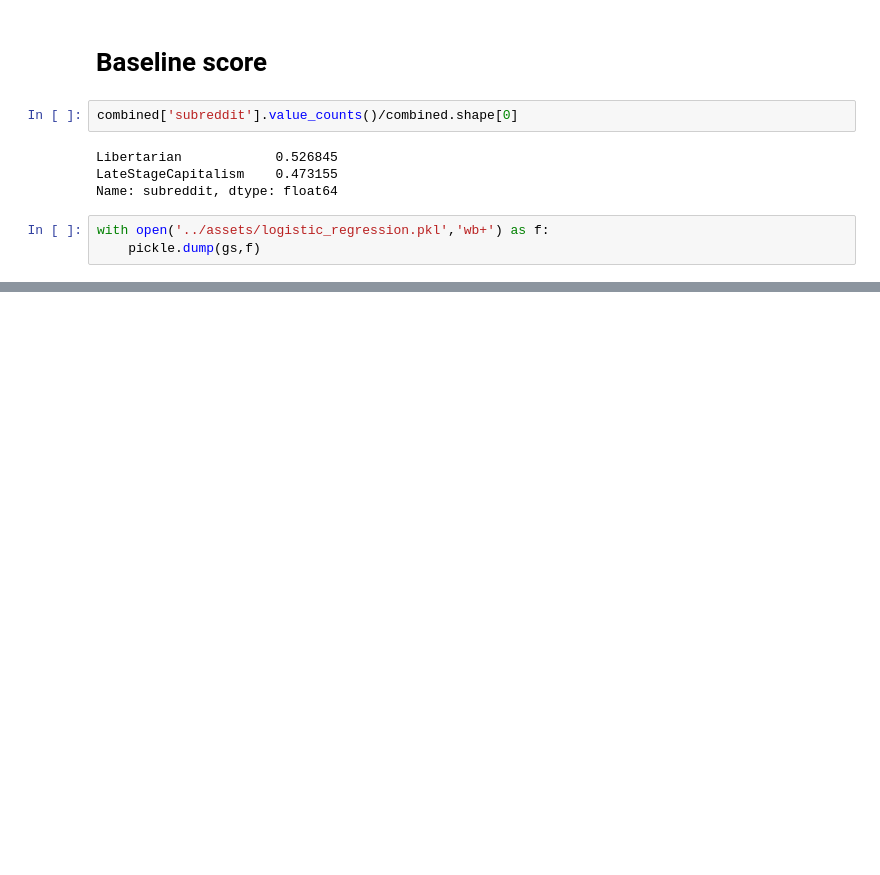
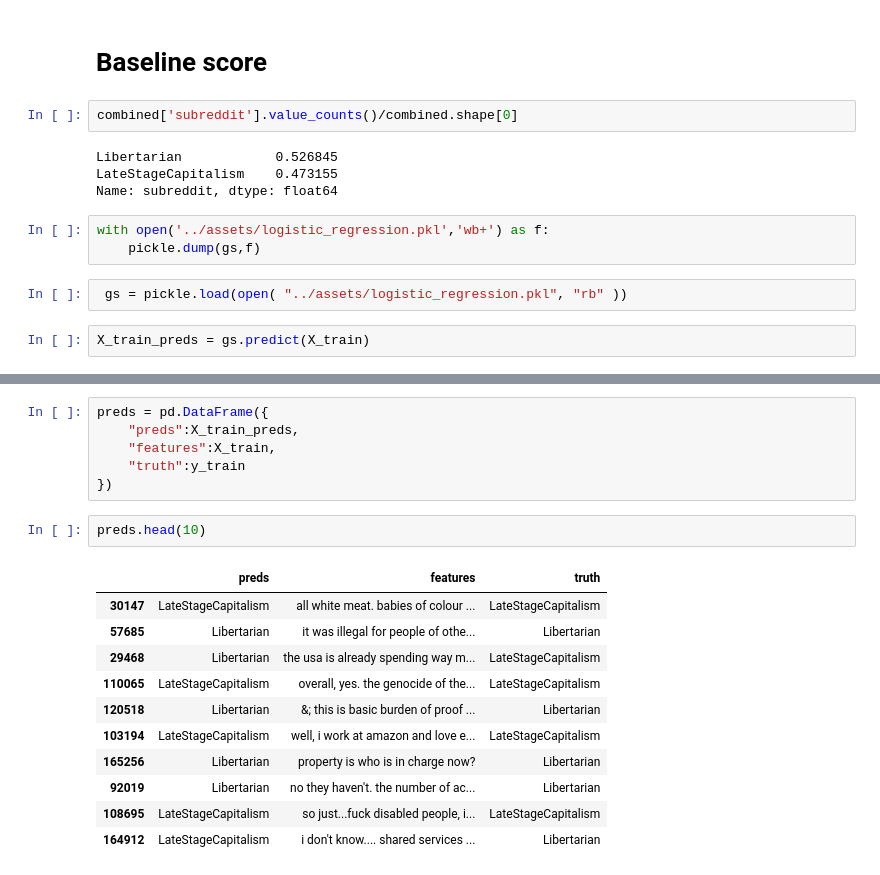
Before and after one commit to camarenad/subreddit_classification, a Jupyter notebook: daniel_camarena_la/models/logistic_regression_model.ipynb, the cells around one changed output, grey strips where cells are left out. Saved outputs shown, nothing was run; the diff lists cells and outputs as text; blank space fills up the shorter version.

```diff
--- a/daniel_camarena_la/models/logistic_regression_model.ipynb
+++ b/daniel_camarena_la/models/logistic_regression_model.ipynb
@@ -122,3 +123,7 @@ Name: subreddit, dtype: float64
 # %%
 with open('../assets/logistic_regression.pkl','wb+') as f:
     pickle.dump(gs,f)
+# %%
+ gs = pickle.load(open( "../assets/logistic_regression.pkl", "rb" ))
+# %%
+X_train_preds = gs.predict(X_train)
@@ -124,0 +133,20 @@ with open('../assets/logistic_regression.pkl','wb+') as f:
+# %%
+preds = pd.DataFrame({
+    "preds":X_train_preds,
+    "features":X_train,
+    "truth":y_train
+})
+# %%
+preds.head(10)
+# %% [output]
+|  | preds | features | truth |
+| 30147 | LateStageCapitalism | all white meat. babies of colour ... | LateStageCapitalism |
+| 57685 | Libertarian | it was illegal for people of othe... | Libertarian |
+| 29468 | Libertarian | the usa is already spending way m... | LateStageCapitalism |
+| 110065 | LateStageCapitalism | overall, yes. the genocide of the... | LateStageCapitalism |
+| 120518 | Libertarian | &; this is basic burden of proof ... | Libertarian |
+| 103194 | LateStageCapitalism | well, i work at amazon and love e... | LateStageCapitalism |
+| 165256 | Libertarian | property is who is in charge now? | Libertarian |
+| 92019 | Libertarian | no they haven't. the number of ac... | Libertarian |
+| 108695 | LateStageCapitalism | so just...fuck disabled people, i... | LateStageCapitalism |
+| 164912 | LateStageCapitalism | i don't know.... shared services ... | Libertarian |
```
Also changed, not shown: parts of 17 cells of this notebook, 8 other files.
